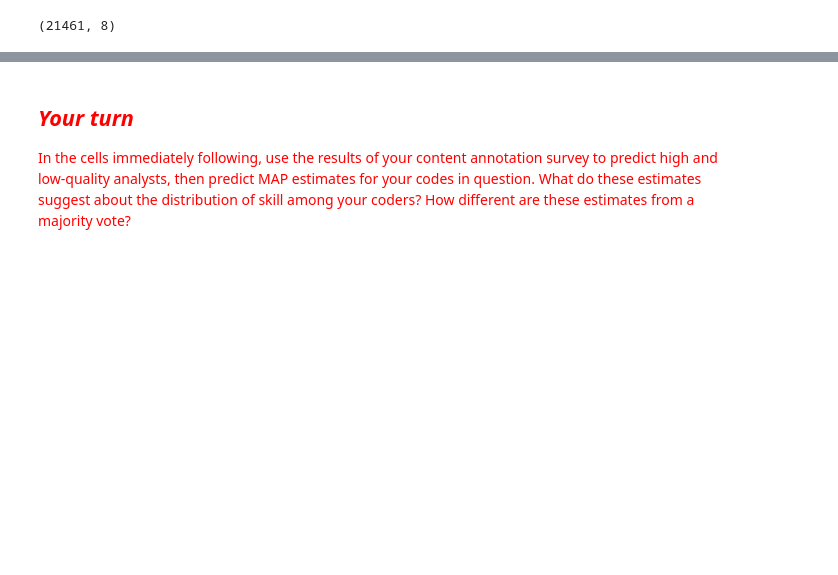
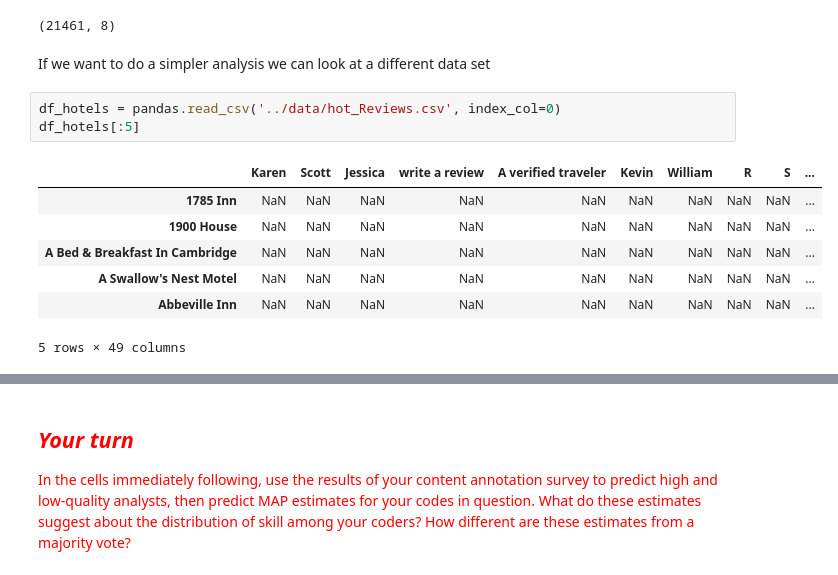
Before and after one commit to 1yangdongchen/Upcoming, a Jupyter notebook: 5-Reliability/5-Reliability.ipynb, the cells around one changed output, grey strips where cells are left out. Drawn from its saved outputs; the diff is of its cells as text; blank space fills up the shorter version.

```diff
--- a/5-Reliability/5-Reliability.ipynb
+++ b/5-Reliability/5-Reliability.ipynb
@@ -757,3 +757,16 @@ predicted_annotations = np.concatenate((posterior_dvB, posterior_ivB, posterior_
 predicted_annotations.shape
 # %% [output]
 (21461, 8)
+# %% [markdown]
+If we want to do a simpler analysis we can look at a different data set
+# %%
+df_hotels = pandas.read_csv('../data/hot_Reviews.csv', index_col=0)
+df_hotels[:5]
+# %% [output]
+|  | Karen | Scott | Jessica | write a review | A verified traveler | Kevin | William | R | S | ... |
+| 1785 Inn | NaN | NaN | NaN | NaN | NaN | NaN | NaN | NaN | NaN | ... |
+| 1900 House | NaN | NaN | NaN | NaN | NaN | NaN | NaN | NaN | NaN | ... |
+| A Bed & Breakfast In Cambridge | NaN | NaN | NaN | NaN | NaN | NaN | NaN | NaN | NaN | ... |
+| A Swallow's Nest Motel | NaN | NaN | NaN | NaN | NaN | NaN | NaN | NaN | NaN | ... |
+| Abbeville Inn | NaN | NaN | NaN | NaN | NaN | NaN | NaN | NaN | NaN | ... |
+5 rows × 49 columns
```
Also changed, not shown: parts of 19 cells of this notebook.
